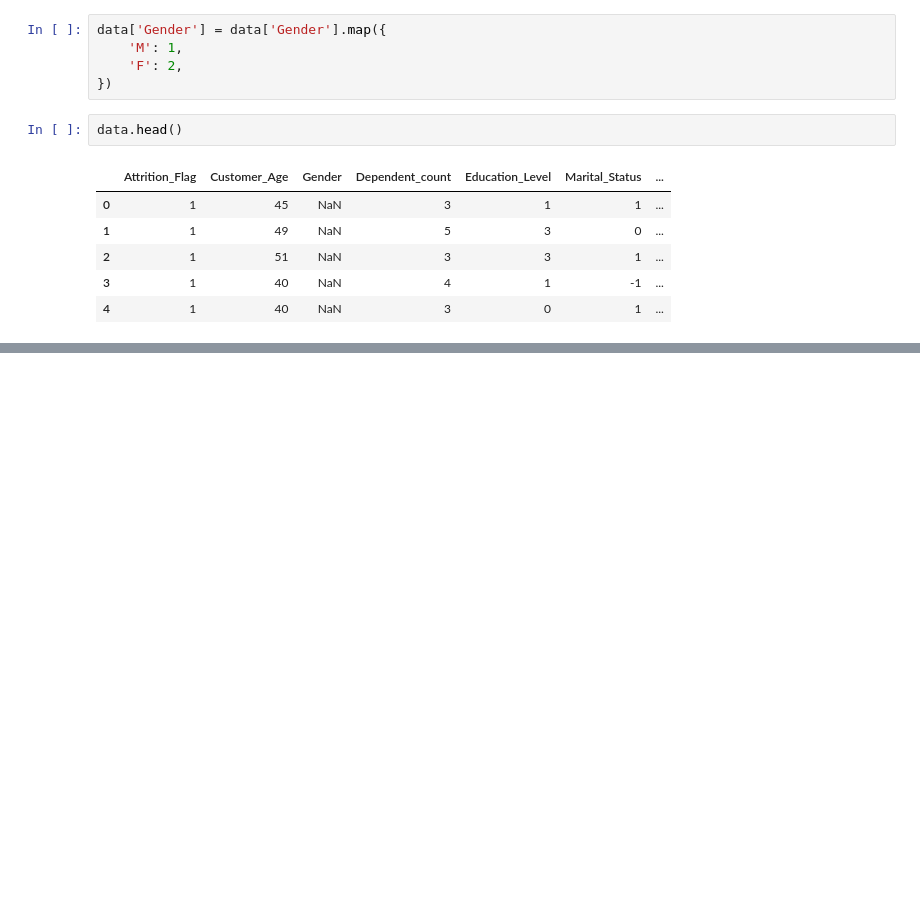
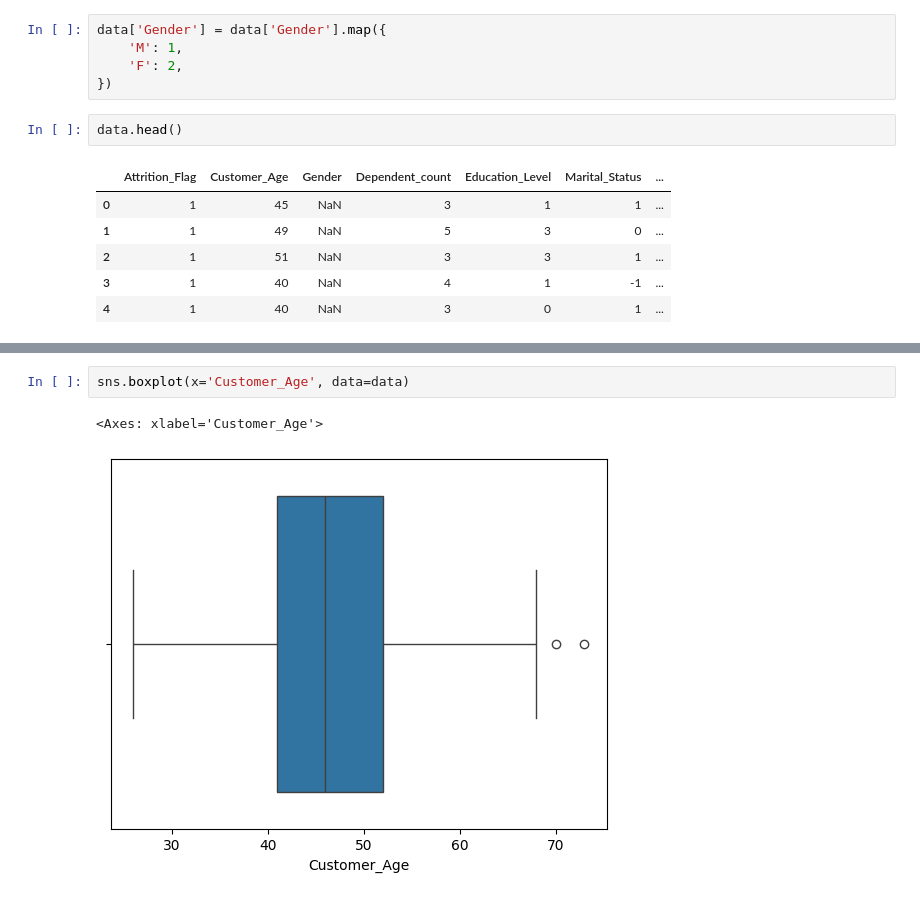
Before and after one commit to vineeethh/credit-card-churn, a Jupyter notebook: Notebook/_002_Exploratory_Data_Analysis_.ipynb, the cells around one changed output, grey strips where cells are left out. Cells and saved outputs as stored; diff of their text form; blank space fills up the shorter version.

```diff
--- a/Notebook/_002_Exploratory_Data_Analysis_.ipynb
+++ b/Notebook/_002_Exploratory_Data_Analysis_.ipynb
@@ -105,0 +112,5 @@ data.head()
+# %%
+sns.boxplot(x='Customer_Age', data=data)
+# %% [output]
+<Axes: xlabel='Customer_Age'>
+[figure, added]
```
Also changed, not shown: parts of 2 cells of this notebook.
